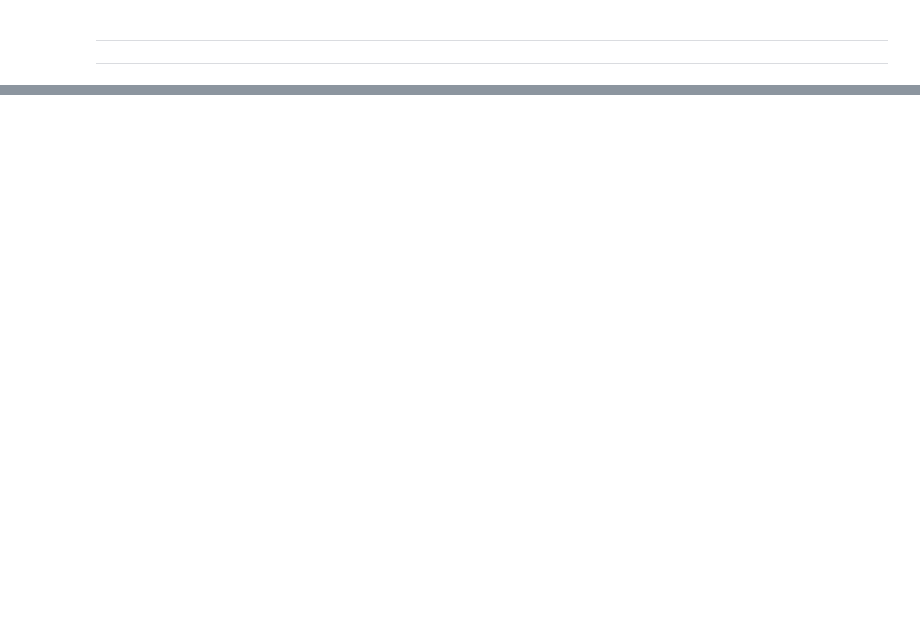
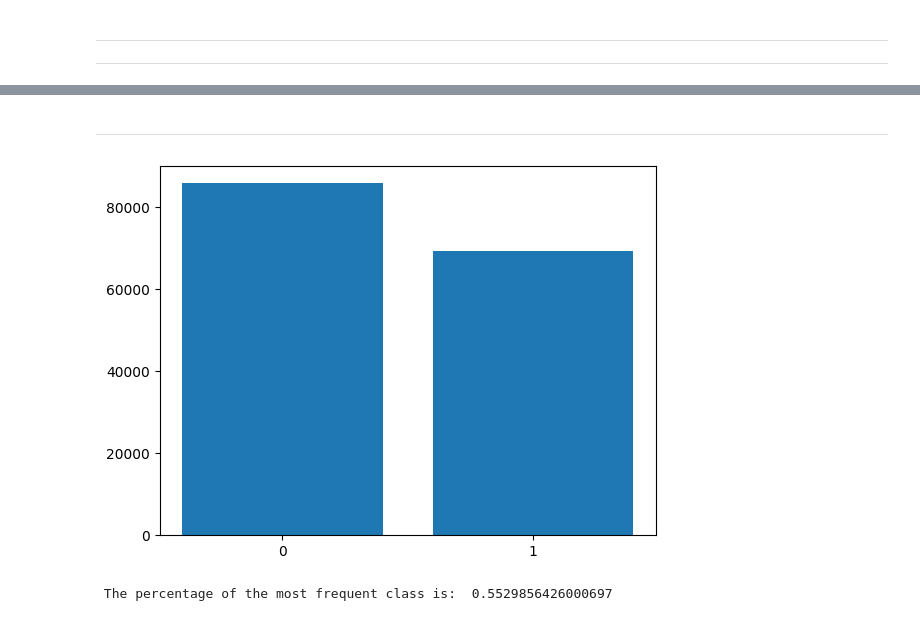
Before and after one commit to JulianAlvarezdeGiorgi/Behavioral_Tagging_of_Mice_in_multiple_Mice_setup_using_Deep_Learning, a Jupyter notebook: src/CompressCSV.ipynb, the cells around one changed output, grey strips where cells are left out. Saved outputs shown, nothing was run; the diff lists cells and outputs as text; code cells hidden in the pictures; blank space fills up the shorter version.

```diff
--- a/src/CompressCSV.ipynb
+++ b/src/CompressCSV.ipynb
@@ -290,0 +187,2 @@ cv2.destroyAllWindows()
+# %%
+data = DataDLC.DataDLC(r'c:\Users\jalvarez\Documents\Data\DataLoadaerTESTTSTST\DMD_mal_Test_1DLC_dlcrnetms5_More_BodyPartsJul9shuffle1_740000_el_filtered.h5')
@@ -290,0 +353,27 @@ cv2.destroyAllWindows()
+# %% [markdown]
+---
+# %%
+import torch
+dataset = torch.load(r'c:\Users\jalvarez\Documents\Data\DataLoader_Baseline_models\dataset.pkl')
+# %%
+y = []
+for data in dataset:
+    y.append(data.behaviour)
+# %%
+# Class balance
+
+import numpy as np
+import matplotlib.pyplot as plt
+
+y = np.array(y)
+unique, counts = np.unique(y, return_counts=True)
+
+plt.bar(unique, counts)
+plt.xticks(unique)
+plt.show()
+# %% [output]
+[figure, added]
+# %%
+print(' The percentage of the most frequent class is: ', counts.max()/counts.sum())
+# %% [output]
+ The percentage of the most frequent class is:  0.5529856426000697
```
Also changed, not shown: parts of 20 cells of this notebook, 8 other files.
